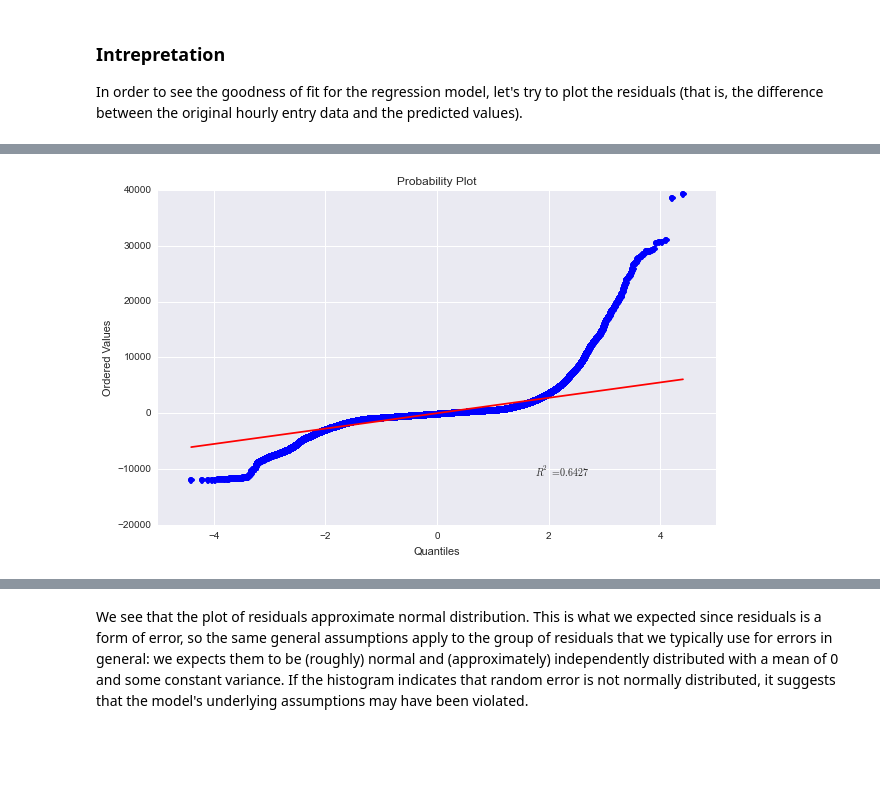
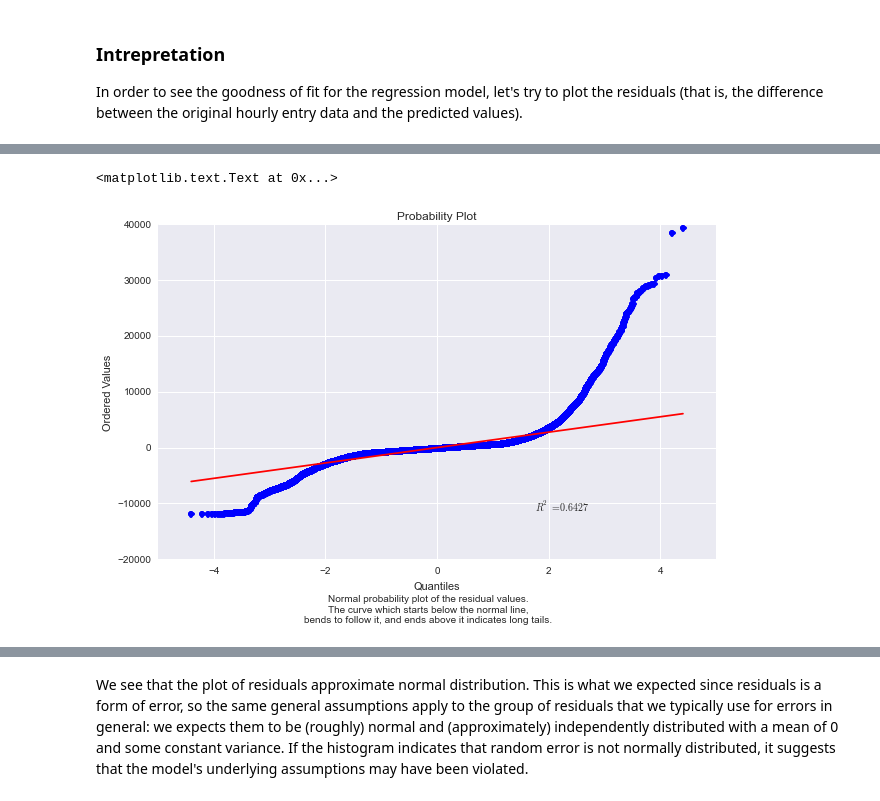
Before and after one commit to joashxu/NYCSubwayDataAnalysis, a Jupyter notebook: NYCSubway.ipynb, the cells around one changed output, grey strips where cells are left out. Cells and saved outputs as stored; diff of their text form; code cells hidden in the pictures; blank space fills up the shorter version.

```diff
--- a/NYCSubway.ipynb
+++ b/NYCSubway.ipynb
@@ -278,7 +276,13 @@ plt.ylabel('Relative frequency')
-# %%
-import scipy.stats
-
-plt.figure()
-prob_plot = scipy.stats.probplot(df['ENTRIESn_hourly'] - best_score['predictions_values'], plot=plt)
-# %% [output]
-[figure, removed]
+# %%
+import scipy.stats
+
+figure = plt.figure()
+prob_plot = scipy.stats.probplot(df['ENTRIESn_hourly'] - best_score['predictions_values'], plot=plt)
+
+plot_description = ('Normal probability plot of the residual values.\n'
+                    'The curve which starts below the normal line,\n'
+                    'bends to follow it, and ends above it indicates long tails.')
+figure.text(0.5, -0.02, plot_description, ha='center')
+# %% [output]
+<matplotlib.text.Text at 0x...>
+[figure, added]
```
Also changed, not shown: parts of 7 cells of this notebook.
